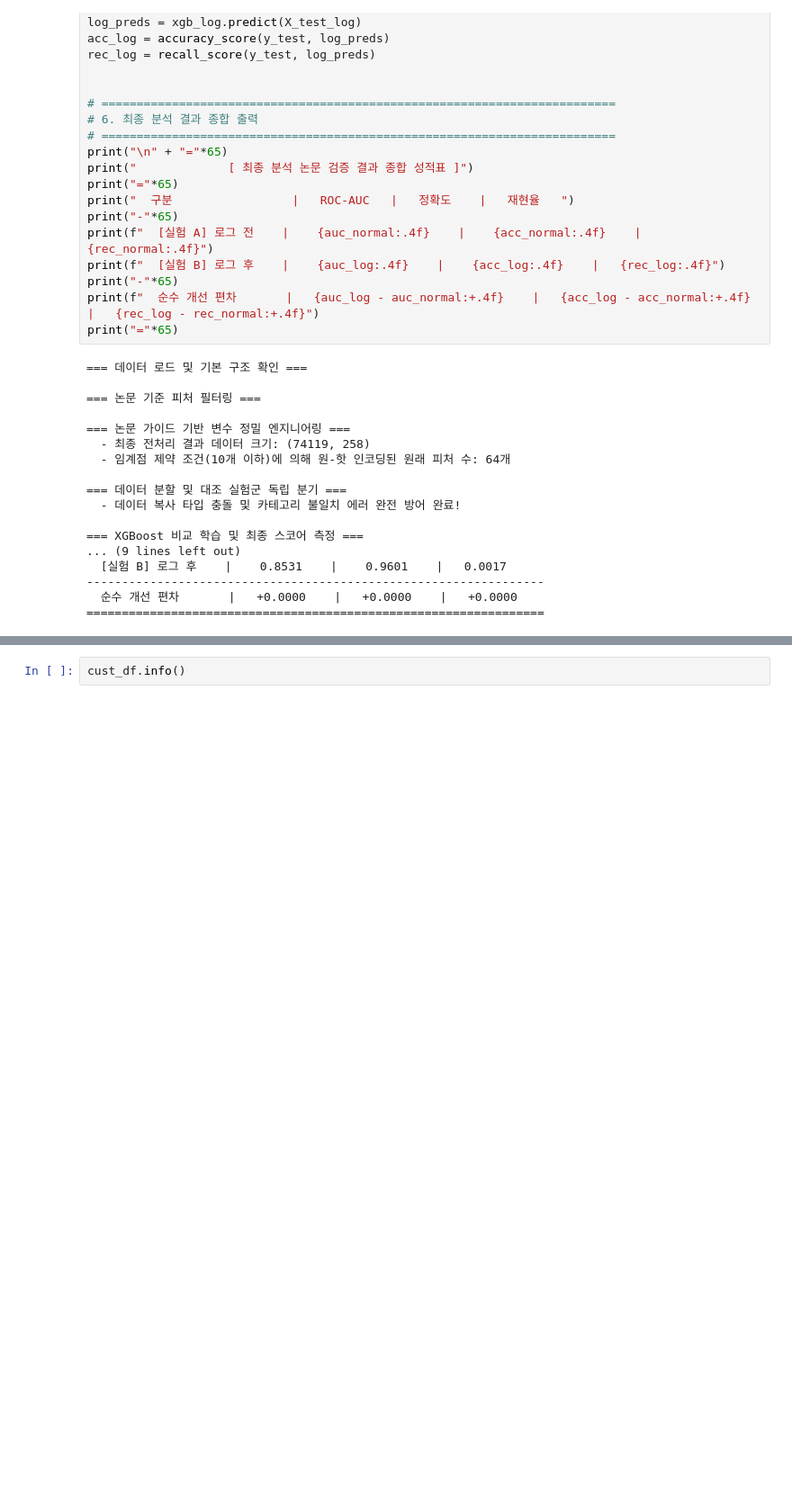
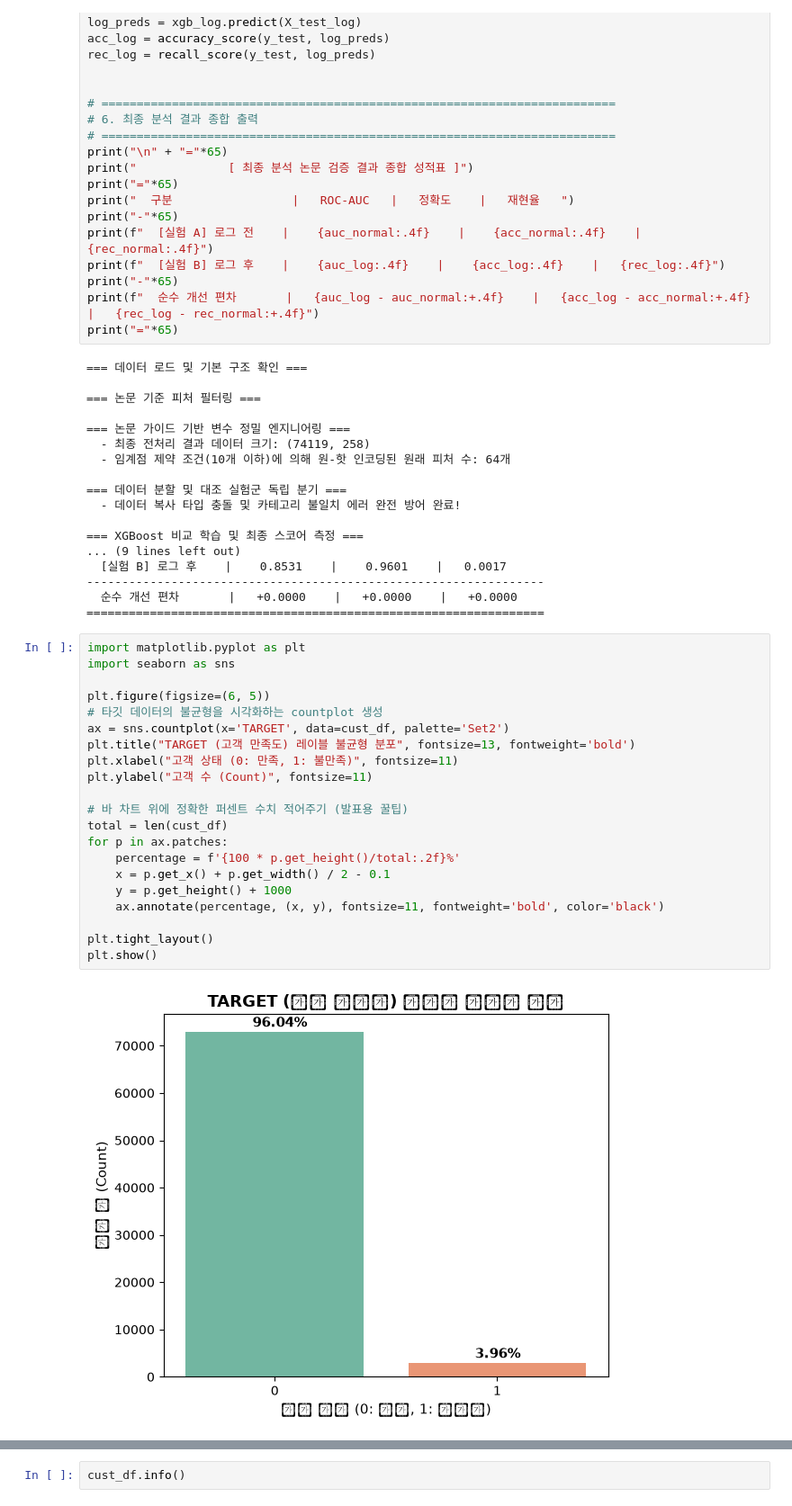
Before and after one commit to jcs19752510-ui/semi_project, a Jupyter notebook: 정영찬/SEMI-PROJECT.ipynb, the cells around one changed output, grey strips where cells are left out. Shown at 90% size. Drawn from its saved outputs; the diff is of its cells as text; blank space fills up the shorter version.

```diff
--- a/정영찬/SEMI-PROJECT.ipynb
+++ b/정영찬/SEMI-PROJECT.ipynb
@@ -196,3 +196,26 @@ print("="*65)
 -----------------------------------------------------------------
   순수 개선 편차       |   +0.0000    |   +0.0000    |   +0.0000
 =================================================================
+# %%
+import matplotlib.pyplot as plt
+import seaborn as sns
+
+plt.figure(figsize=(6, 5))
+# 타깃 데이터의 불균형을 시각화하는 countplot 생성
+ax = sns.countplot(x='TARGET', data=cust_df, palette='Set2')
+plt.title("TARGET (고객 만족도) 레이블 불균형 분포", fontsize=13, fontweight='bold')
+plt.xlabel("고객 상태 (0: 만족, 1: 불만족)", fontsize=11)
+plt.ylabel("고객 수 (Count)", fontsize=11)
+
+# 바 차트 위에 정확한 퍼센트 수치 적어주기 (발표용 꿀팁)
+total = len(cust_df)
+for p in ax.patches:
+    percentage = f'{100 * p.get_height()/total:.2f}%'
+    x = p.get_x() + p.get_width() / 2 - 0.1
+    y = p.get_height() + 1000
+    ax.annotate(percentage, (x, y), fontsize=11, fontweight='bold', color='black')
+
+plt.tight_layout()
+plt.show()
+# %% [output]
+[figure, added]
```
Also changed, not shown: parts of 3 cells of this notebook, 2 other files.
